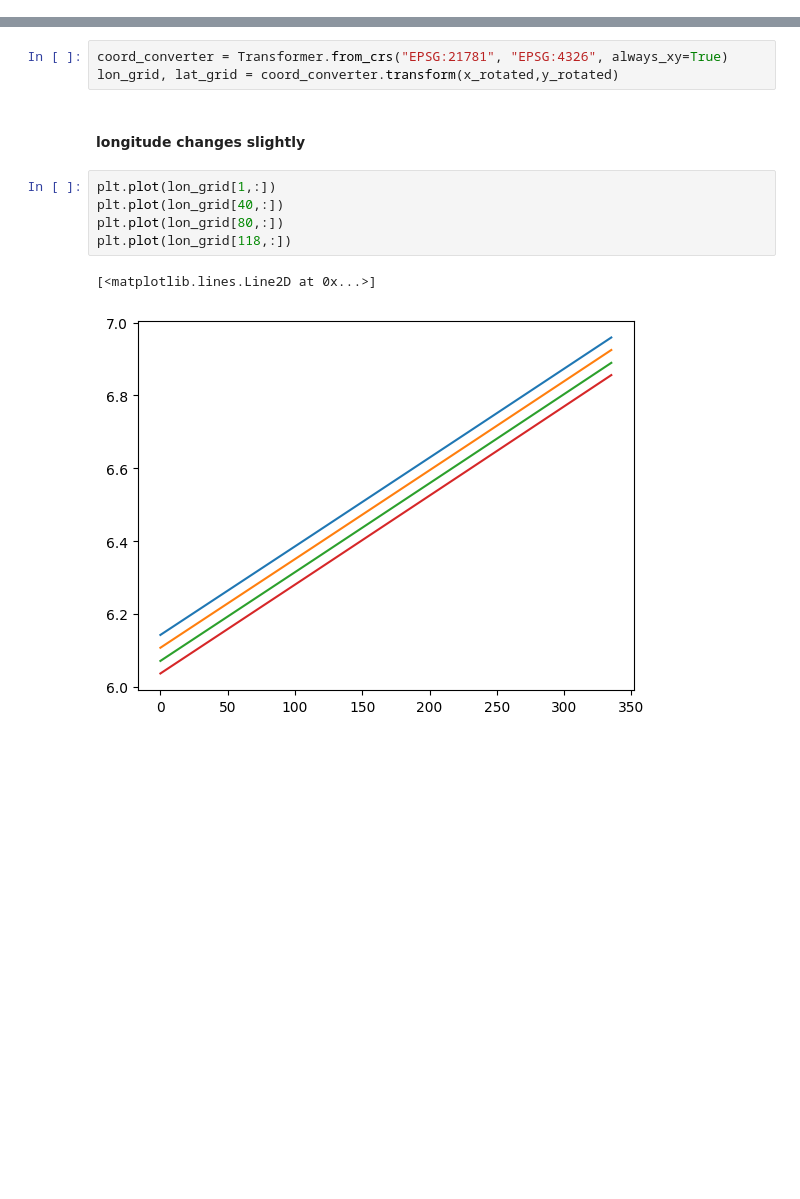
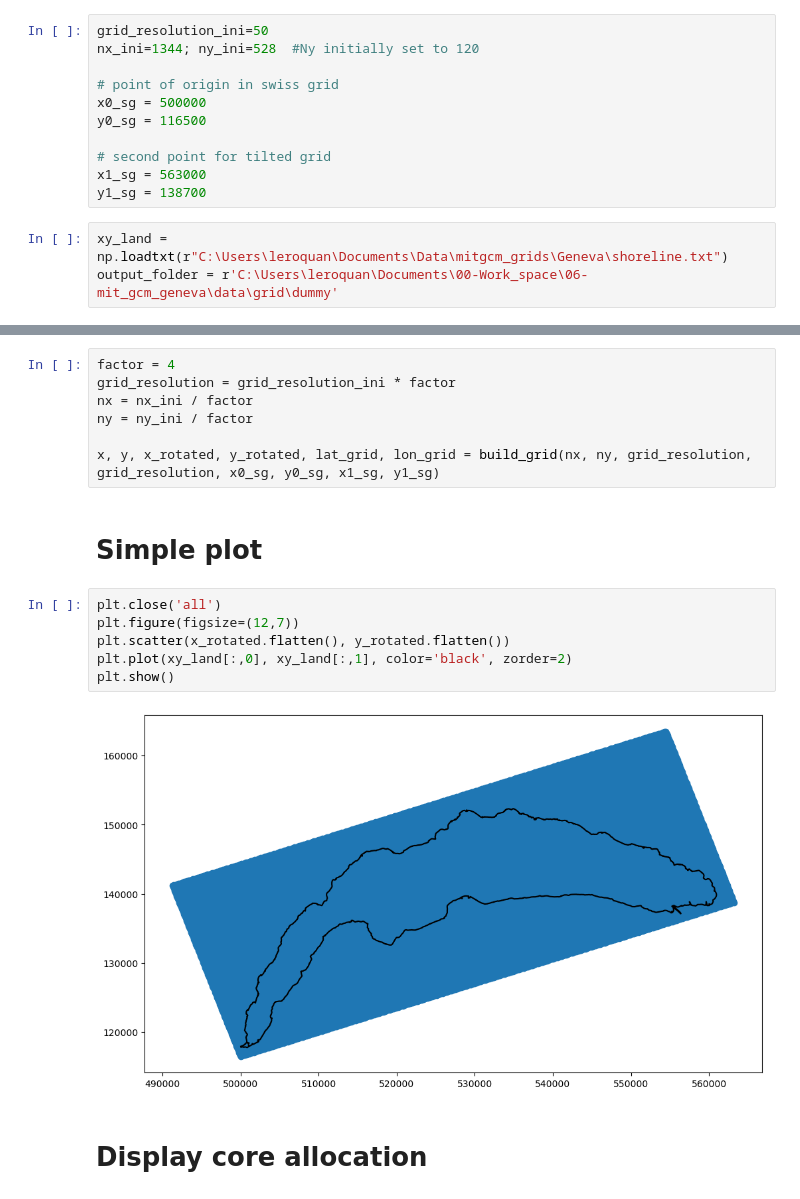
Before and after one commit to leroquan/preprocessing-mitgcm, a Jupyter notebook: grid_and_bathy/create_grid.ipynb, the cells around one changed output, grey strips where cells are left out. Cells and saved outputs as stored; diff of their text form; blank space fills up the shorter version.

Commit message:
Removed redundant 'compare_grid' notebook and simplified the creation of grid. Added a display of the cores allocation.

```diff
--- a/grid_and_bathy/create_grid.ipynb
+++ b/grid_and_bathy/create_grid.ipynb
@@ -0,0 +7,14 @@
+# %%
+grid_resolution_ini=50
+nx_ini=1344; ny_ini=528  #Ny initially set to 120
+
+# point of origin in swiss grid
+x0_sg = 500000
+y0_sg = 116500
+
+# second point for tilted grid
+x1_sg = 563000
+y1_sg = 138700
+# %%
+xy_land = np.loadtxt(r"C:\Users\leroquan\Documents\Data\mitgcm_grids\Geneva\shoreline.txt")
+output_folder = r'C:\Users\leroquan\Documents\00-Work_space\06-mit_gcm_geneva\data\grid\dummy'
@@ -61,13 +34,19 @@ plt.plot(x_rotated.flatten(), y_rotated.flatten())
-# %%
-coord_converter = Transformer.from_crs("EPSG:21781", "EPSG:4326", always_xy=True)
-lon_grid, lat_grid = coord_converter.transform(x_rotated,y_rotated)
-# %% [markdown]
-#### longitude changes slightly
-# %%
-plt.plot(lon_grid[1,:])
-plt.plot(lon_grid[40,:])
-plt.plot(lon_grid[80,:])
-plt.plot(lon_grid[118,:])
-# %% [output]
-[<matplotlib.lines.Line2D at 0x...>]
-[figure, removed]
+# %%
+factor = 4
+grid_resolution = grid_resolution_ini * factor
+nx = nx_ini / factor
+ny = ny_ini / factor
+
+x, y, x_rotated, y_rotated, lat_grid, lon_grid = build_grid(nx, ny, grid_resolution, grid_resolution, x0_sg, y0_sg, x1_sg, y1_sg)
+# %% [markdown]
+# Simple plot
+# %%
+plt.close('all')
+plt.figure(figsize=(12,7))
+plt.scatter(x_rotated.flatten(), y_rotated.flatten())
+plt.plot(xy_land[:,0], xy_land[:,1], color='black', zorder=2)
+plt.show()
+# %% [output]
+[figure, added]
+# %% [markdown]
+# Display core allocation
```
Also changed, not shown: parts of 18 cells of this notebook.
